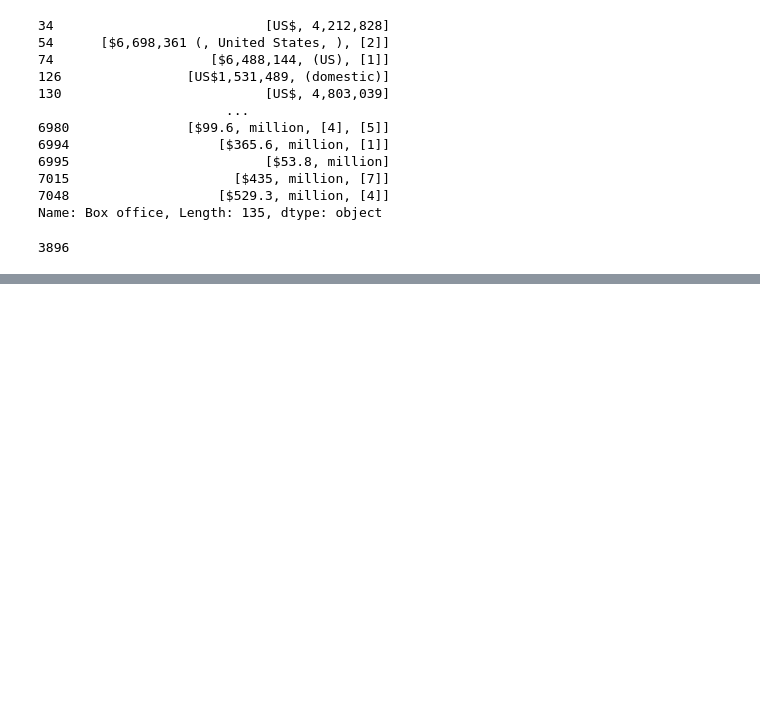
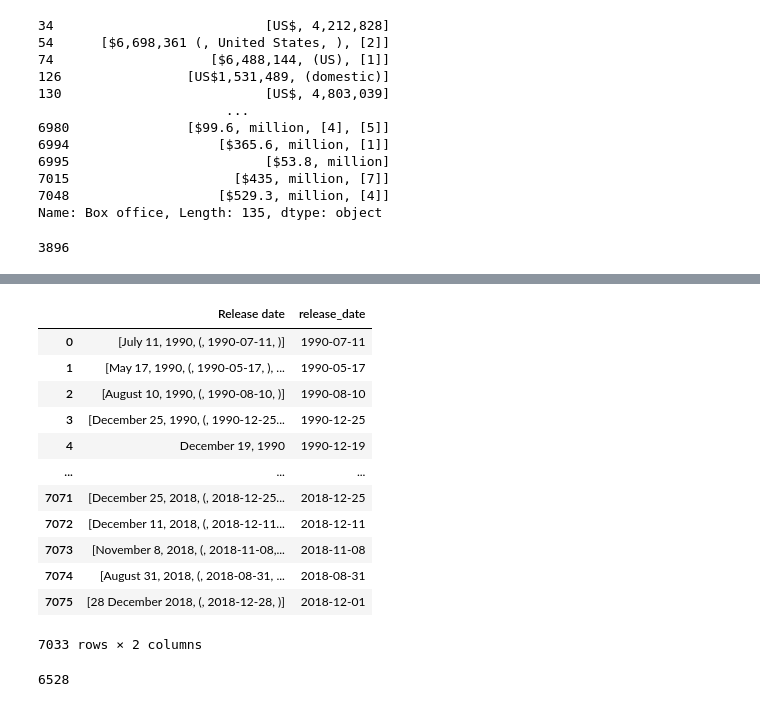
Before and after one commit to js816/Movies-ETL, a Jupyter notebook: Movie_data.ipynb, the cells around one changed output, grey strips where cells are left out. Saved outputs shown, nothing was run; the diff lists cells and outputs as text; code cells hidden in the pictures; blank space fills up the shorter version.

Commit message:
Saving the cleaning code for the Wikipedia data

```diff
--- a/Movie_data.ipynb
+++ b/Movie_data.ipynb
@@ -878,0 +1061,3 @@ Name: Box office, dtype: object
+# %%
+# Parsing through the budget data with the function
+wiki_movies_df['budget'] = budget.str.extract(f'({form_one}|{form_two})', flags=re.IGNORECASE)[0].apply(parse_dollars)
@@ -878,0 +1109,6 @@ Name: Box office, dtype: object
+# %%
+# Droping the original budget column
+wiki_movies_df.drop('Budget', axis=1, inplace=True)
+# %%
+# Preparing to parse the release date data
+release_date = wiki_movies_df['Release date'].dropna().apply(lambda x: ' '.join(x) if type(x) == list else x)
@@ -878,0 +1126,20 @@ Name: Box office, dtype: object
+# %%
+# Extracting dates with the date forms
+wiki_movies_df['release_date'] = pd.to_datetime(release_date.str.extract(f'({date_form_one}|{date_form_two}|{date_form_three}|{date_form_four})')[0], infer_datetime_format=True)
+# %%
+# Viewing updated DataFrame
+wiki_movies_df[['Release date', 'release_date']]
+# %% [output]
+|  | Release date | release_date |
+| 0 | [July 11, 1990, (, 1990-07-11, )] | 1990-07-11 |
+| 1 | [May 17, 1990, (, 1990-05-17, ), ... | 1990-05-17 |
+| 2 | [August 10, 1990, (, 1990-08-10, )] | 1990-08-10 |
+| 3 | [December 25, 1990, (, 1990-12-25... | 1990-12-25 |
+| 4 | December 19, 1990 | 1990-12-19 |
+| ... | ... | ... |
+| 7071 | [December 25, 2018, (, 2018-12-25... | 2018-12-25 |
+| 7072 | [December 11, 2018, (, 2018-12-11... | 2018-12-11 |
+| 7073 | [November 8, 2018, (, 2018-11-08,... | 2018-11-08 |
+| 7074 | [August 31, 2018, (, 2018-08-31, ... | 2018-08-31 |
+| 7075 | [28 December 2018, (, 2018-12-28, )] | 2018-12-01 |
+7033 rows × 2 columns
@@ -878,0 +1149,5 @@ Name: Box office, dtype: object
+# %%
+# Checking how many run time values are formated as x minutes
+running_time.str.contains(r'^\d*\s*minutes$', flags=re.IGNORECASE).sum()
+# %% [output]
+6528
```
Also changed, not shown: parts of 54 cells of this notebook.
